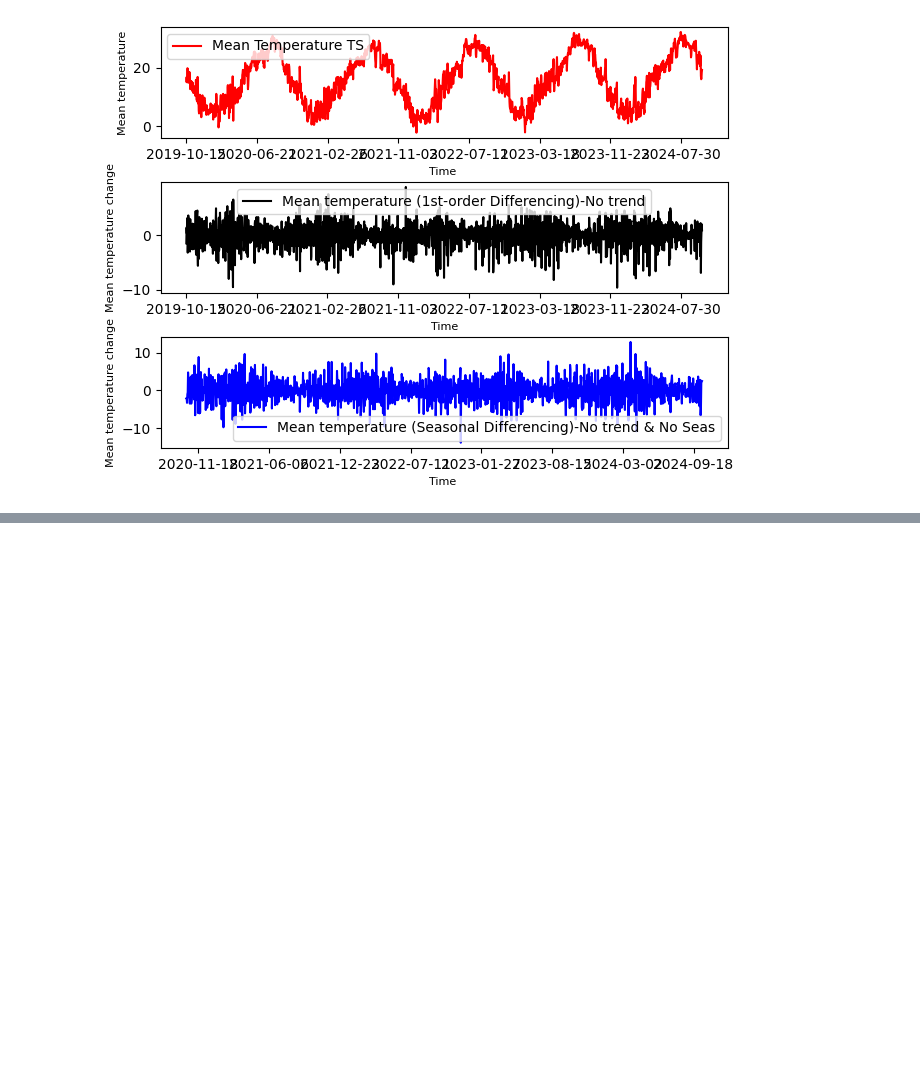
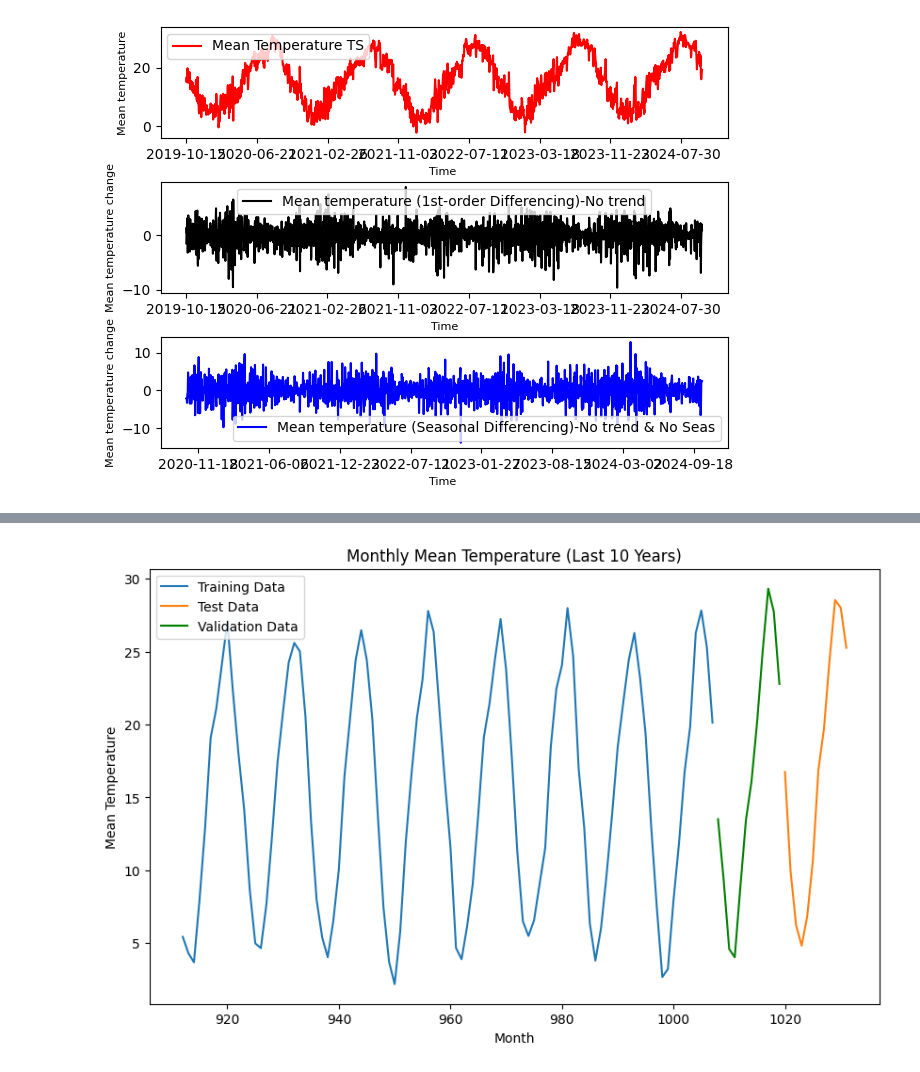
Before and after one commit to JoaoESmoreira/astp-project, a Jupyter notebook: src/data_description.ipynb, the cells around one changed output, grey strips where cells are left out. Cells and saved outputs as stored; diff of their text form; code cells hidden in the pictures; blank space fills up the shorter version.

```diff
--- a/src/data_description.ipynb
+++ b/src/data_description.ipynb
@@ -544,0 +664,31 @@ Text(0.5, 23.52222222222222, 'Time ')
+# %%
+n = len(y)
+groups = pd.Series(y).iloc[:n - n % 30].groupby(np.arange(n - n % 30) // 30)
+original_ts2 = groups.mean()
+original_ts2 = original_ts2[-12*10:]
+
+# Split data: training set (all data except last year) and test set (last year)
+train, val, test = original_ts2[:-24], original_ts2[-24:-12], original_ts2[-12:]
+
+# Extract the time index for train and test
+train_index = original_ts2.index[:-24]  # Indices for training data
+test_index = original_ts2.index[-12:]  # Indices for test data
+val_index = original_ts2.index[-24:-12]
+forecast_index = test_index           # Forecast will align with the test index
+
+
+
+
+
+# Plot TES results
+plt.figure(figsize=(10, 6))
+plt.plot(train_index, train, label='Training Data')
+plt.plot(test_index, test, label='Test Data')
+plt.plot(val_index, val, label='Validation Data', color='green')
+plt.legend(loc='best')
+plt.title("Monthly Mean Temperature (Last 10 Years)")
+plt.xlabel("Month")
+plt.ylabel("Mean Temperature")
+plt.show()
+# %% [output]
+[figure, added]
```
Also changed, not shown: parts of 9 cells of this notebook, 18 other files.
